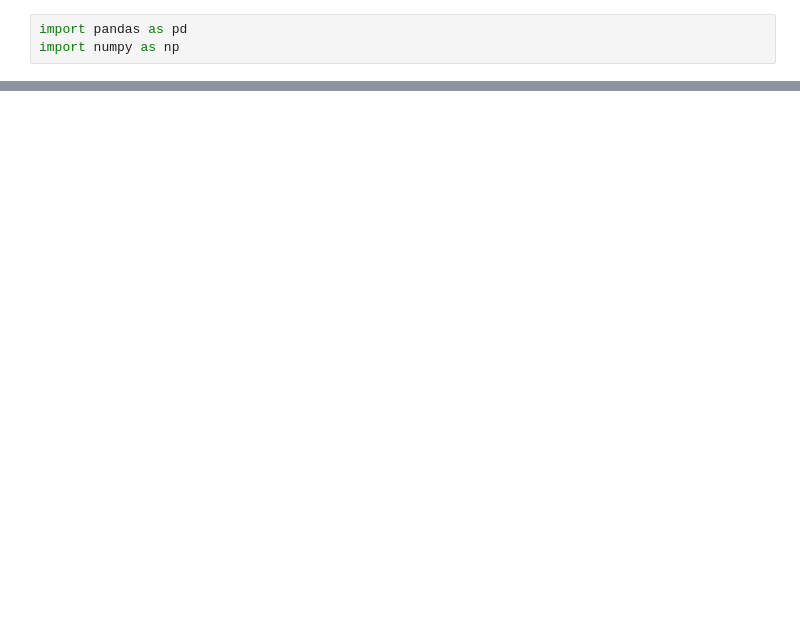
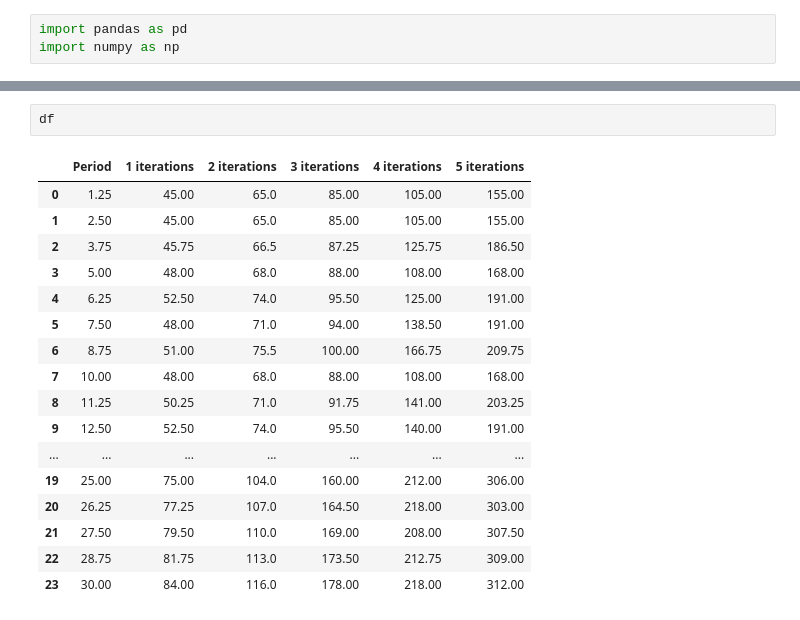
Before and after one commit to rivasjm/pyrta, a Jupyter notebook: workspaces/gpu/chart.ipynb, the cells around one changed output, grey strips where cells are left out. Saved outputs shown, nothing was run; the diff lists cells and outputs as text; blank space fills up the shorter version.

```diff
--- a/workspaces/gpu/chart.ipynb
+++ b/workspaces/gpu/chart.ipynb
@@ -30,0 +33,20 @@ df.set_index("Period").plot()
+# %%
+df
+# %% [output]
+|  | Period | 1 iterations | 2 iterations | 3 iterations | 4 iterations | 5 iterations |
+| 0 | 1.25 | 45.00 | 65.0 | 85.00 | 105.00 | 155.00 |
+| 1 | 2.50 | 45.00 | 65.0 | 85.00 | 105.00 | 155.00 |
+| 2 | 3.75 | 45.75 | 66.5 | 87.25 | 125.75 | 186.50 |
+| 3 | 5.00 | 48.00 | 68.0 | 88.00 | 108.00 | 168.00 |
+| 4 | 6.25 | 52.50 | 74.0 | 95.50 | 125.00 | 191.00 |
+| 5 | 7.50 | 48.00 | 71.0 | 94.00 | 138.50 | 191.00 |
+| 6 | 8.75 | 51.00 | 75.5 | 100.00 | 166.75 | 209.75 |
+| 7 | 10.00 | 48.00 | 68.0 | 88.00 | 108.00 | 168.00 |
+| 8 | 11.25 | 50.25 | 71.0 | 91.75 | 141.00 | 203.25 |
+| 9 | 12.50 | 52.50 | 74.0 | 95.50 | 140.00 | 191.00 |
+| ... | ... | ... | ... | ... | ... | ... |
+| 19 | 25.00 | 75.00 | 104.0 | 160.00 | 212.00 | 306.00 |
+| 20 | 26.25 | 77.25 | 107.0 | 164.50 | 218.00 | 303.00 |
+| 21 | 27.50 | 79.50 | 110.0 | 169.00 | 208.00 | 307.50 |
+| 22 | 28.75 | 81.75 | 113.0 | 173.50 | 212.75 | 309.00 |
+| 23 | 30.00 | 84.00 | 116.0 | 178.00 | 218.00 | 312.00 |
```
Also changed, not shown: parts of 5 cells of this notebook, 8 other files.
